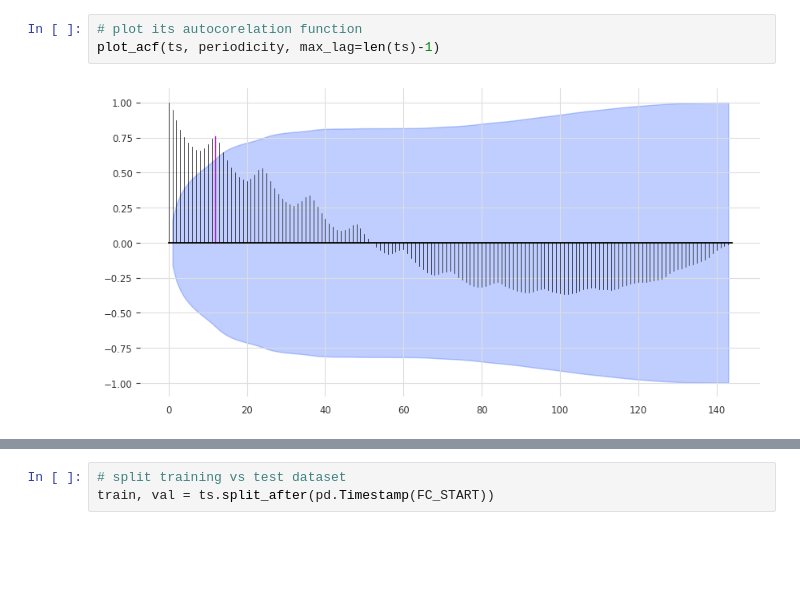
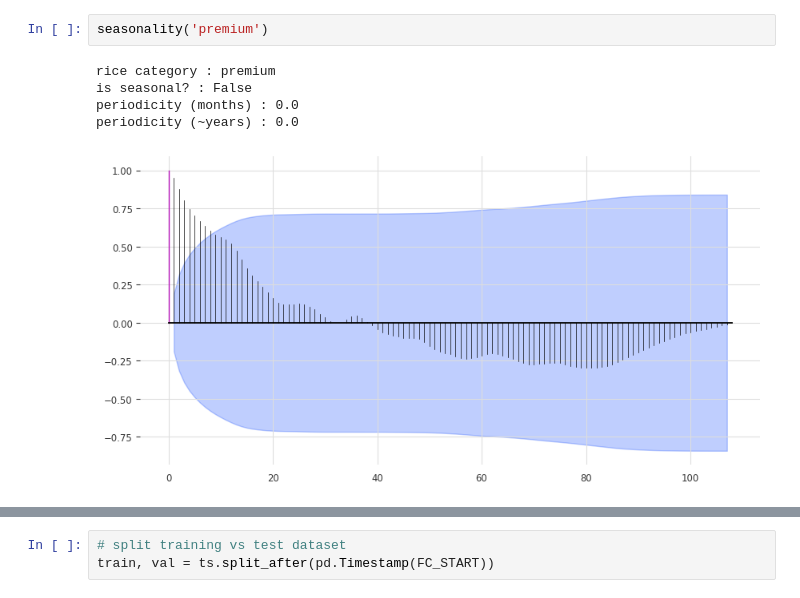
Before and after one commit to aeyeniay/AdvancedProject2, a Jupyter notebook: rice-data/rice-rnn-prediction.ipynb, the cells around one changed output, grey strips where cells are left out. Drawn from its saved outputs; the diff is of its cells as text; blank space fills up the shorter version.

```diff
--- a/rice-data/rice-rnn-prediction.ipynb
+++ b/rice-data/rice-rnn-prediction.ipynb
@@ -101,5 +68,8 @@ periodicity (~years) : 1.0
-# %%
-# plot its autocorelation function
-plot_acf(ts, periodicity, max_lag=len(ts)-1)
-# %% [output]
-[figure, removed]
+# %%
+seasonality('premium')
+# %% [output]
+rice category : premium
+is seasonal? : False
+periodicity (months) : 0.0
+periodicity (~years) : 0.0
+[figure, added]
```
Also changed, not shown: parts of 17 cells of this notebook, 45 other files.
